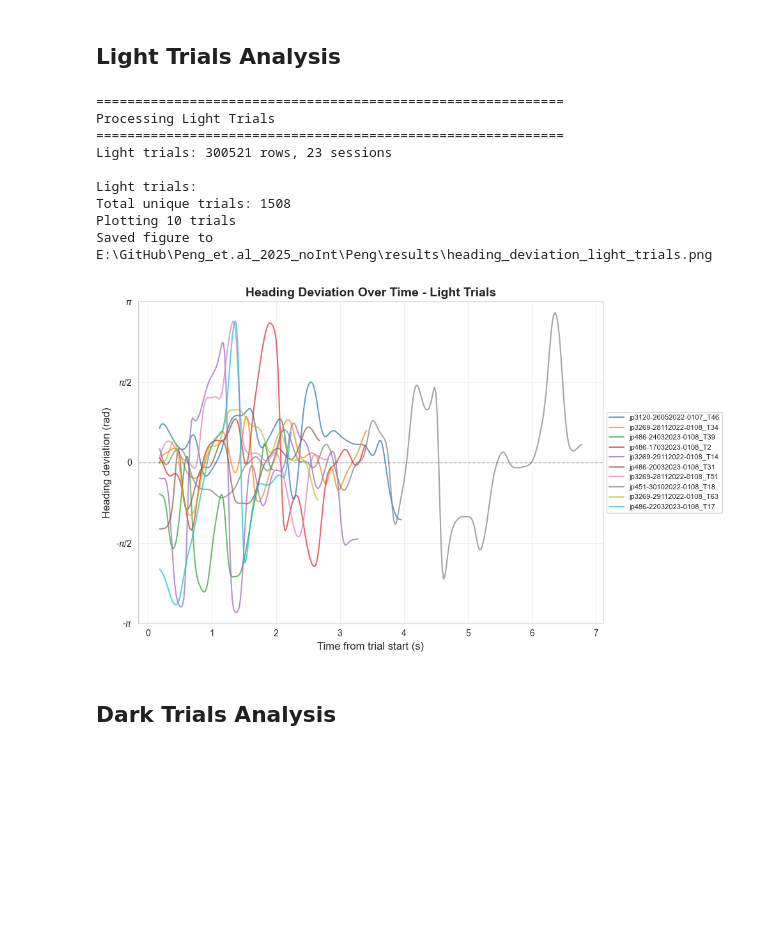
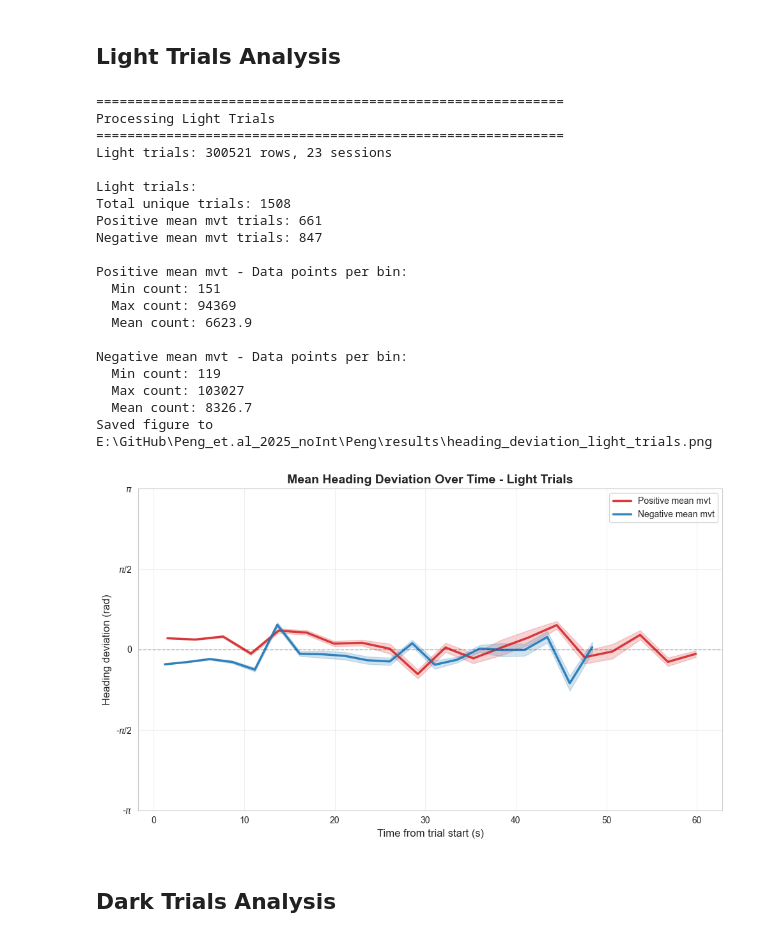
Before and after one commit to ikhwankhalid/Peng_et.al_2025_noInt, a Jupyter notebook: Data_analysis/heading_deviation_by_time.ipynb, the cells around one changed output. Drawn from its saved outputs; the diff is of its cells as text; code cells hidden in the pictures; blank space fills up the shorter version.

```diff
--- a/Data_analysis/heading_deviation_by_time.ipynb
+++ b/Data_analysis/heading_deviation_by_time.ipynb
@@ -140,30 +181,41 @@ def plot_heading_deviation_by_time(df, condition_name, n_trials=10, output_path=
 # %%
 print("\n" + "="*60)
 print("Processing Light Trials")
 print("="*60)
 
 dfLight = dfAutoPI[dfAutoPI.condition == 'all_light'].copy()
 print(f"Light trials: {len(dfLight)} rows, {dfLight.session.nunique()} sessions")
 
 fig_light, ax_light = plot_heading_deviation_by_time(
     dfLight,
     'Light',
-    n_trials=10,
+    # n_trials=10,
     output_path=os.path.join(PROJECT_DATA_PATH, 'results', 'heading_deviation_light_trials.png')
 )
 
 plt.show()
 # %% [output]
 ============================================================
 Processing Light Trials
 ============================================================
 Light trials: 300521 rows, 23 sessions
 
 Light trials:
 Total unique trials: 1508
-Plotting 10 trials
+Positive mean mvt trials: 661
+Negative mean mvt trials: 847
+
+Positive mean mvt - Data points per bin:
+  Min count: 151
+  Max count: 94369
+  Mean count: 6623.9
+
+Negative mean mvt - Data points per bin:
+  Min count: 119
+  Max count: 103027
+  Mean count: 8326.7
 Saved figure to E:\GitHub\Peng_et.al_2025_noInt\Peng\results\heading_deviation_light_trials.png
-[figure, old version]
+[figure, new version]
 # %% [markdown]
 ## Dark Trials Analysis
 # %%
```
Also changed, not shown: parts of 3 cells of this notebook, 2 other files.
